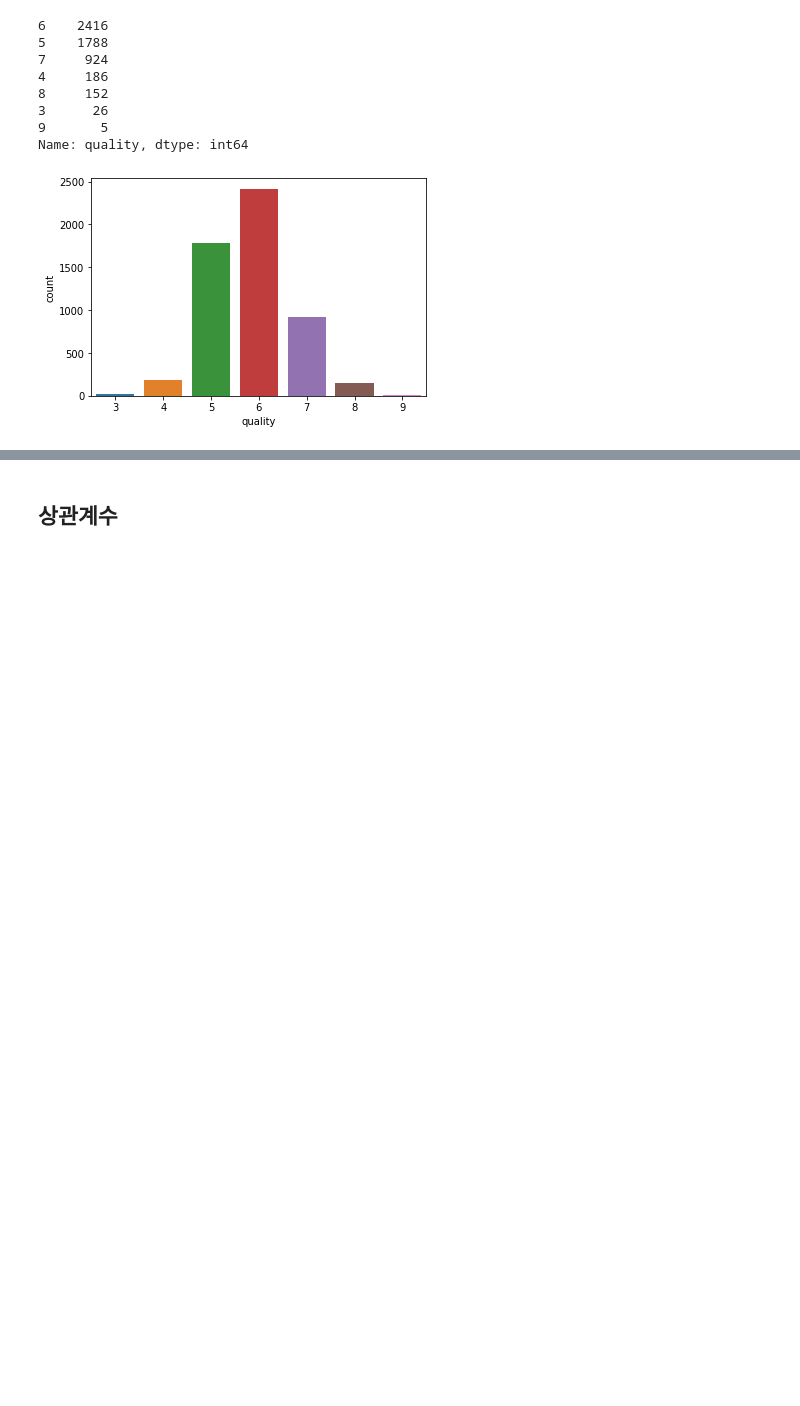
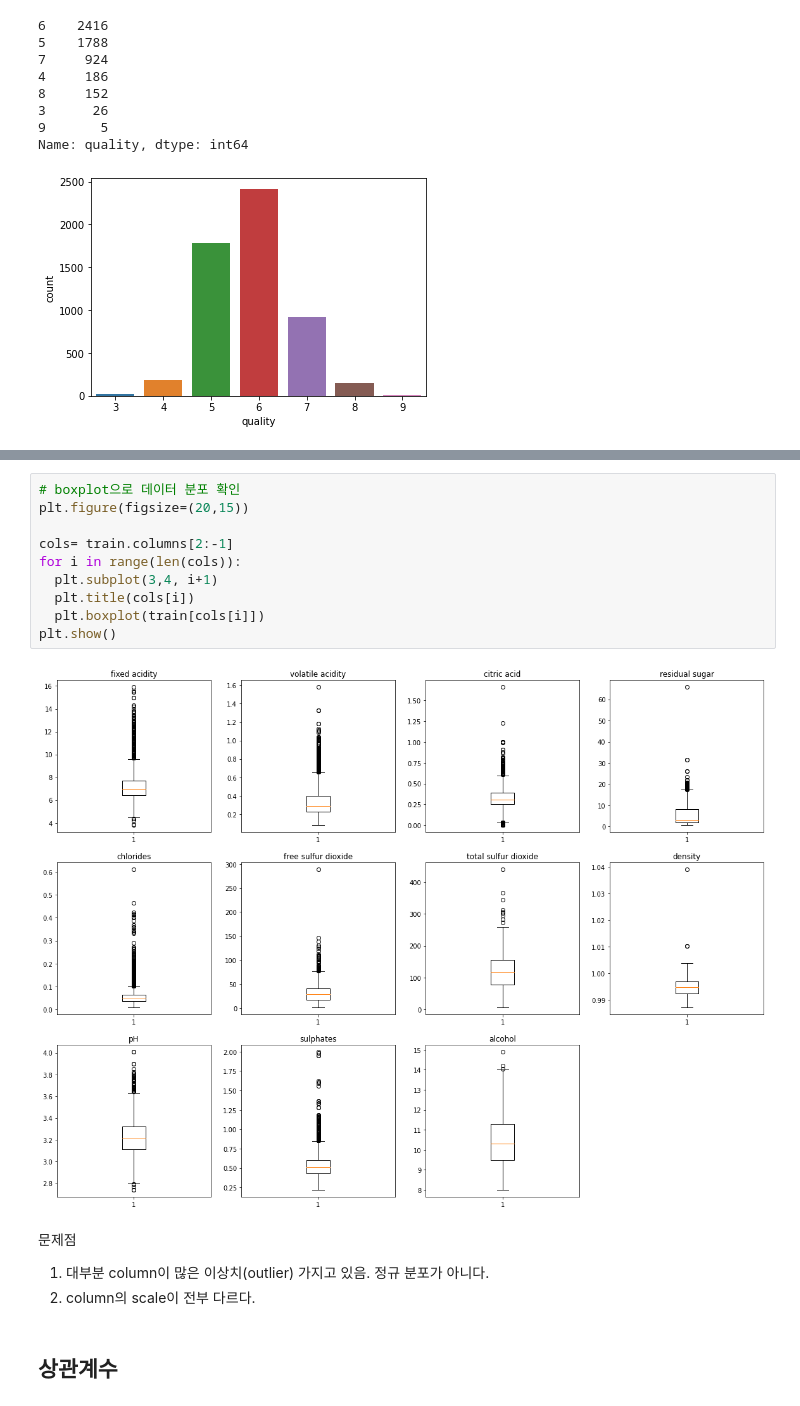
Before and after one commit to Sunnnyyy16/Dacon_study, a Jupyter notebook: wine/wine_quality.ipynb, the cells around one changed output, grey strips where cells are left out. Cells and saved outputs as stored; diff of their text form; blank space fills up the shorter version.

```diff
--- a/wine/wine_quality.ipynb
+++ b/wine/wine_quality.ipynb
@@ -83,3 +131,19 @@ Name: quality, dtype: int64
+# %%
+# boxplot으로 데이터 분포 확인
+plt.figure(figsize=(20,15))
+
+cols= train.columns[2:-1]
+for i in range(len(cols)):
+  plt.subplot(3,4, i+1)
+  plt.title(cols[i])
+  plt.boxplot(train[cols[i]])
+plt.show()
+# %% [output]
+[figure, added]
+# %% [markdown]
+문제점
+1. 대부분 column이 많은 이상치(outlier) 가지고 있음. 정규 분포가 아니다.
+2. column의 scale이 전부 다르다.
 # %% [markdown]
 ## 상관계수
 # %%
```
Also changed, not shown: parts of 59 cells of this notebook.
